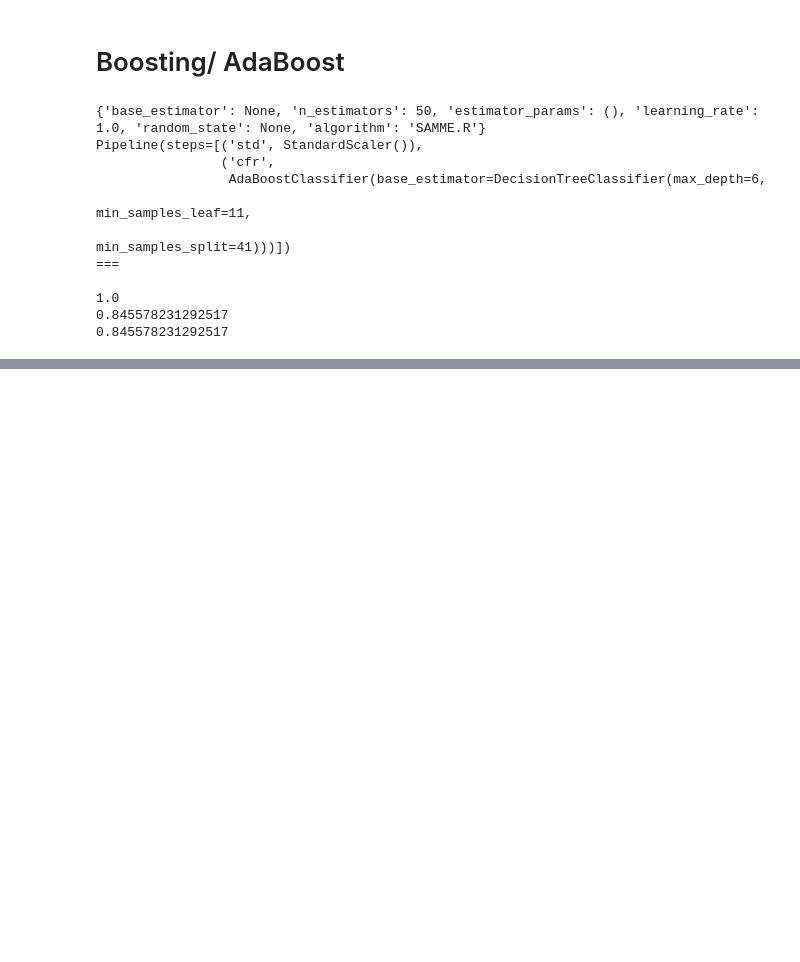
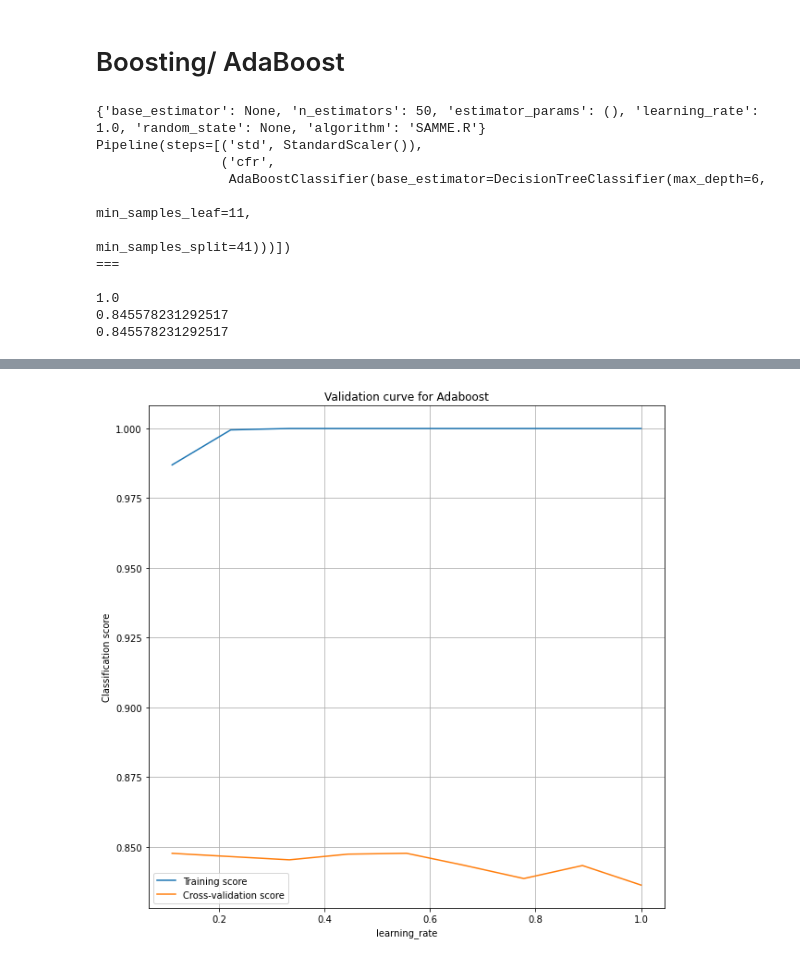
Before and after one commit to asif-rehan/CS7641-Machine-Learning, a Jupyter notebook: supervised_learning/src/Wine Quality.ipynb, the cells around one changed output, grey strips where cells are left out. Drawn from its saved outputs; the diff is of its cells as text; code cells hidden in the pictures; blank space fills up the shorter version.

Commit message:
wip: learning curve for adaboost

```diff
--- a/supervised_learning/src/Wine Quality.ipynb
+++ b/supervised_learning/src/Wine Quality.ipynb
@@ -640,14 +640,16 @@ plt.show()
 # %%
-learning_rate_range = np.linspace(0, 1, 10)
+learning_rate_range = np.linspace(0, 1, 20)
 train_scores, test_scores = validation_curve(pipe, X_train, y_train,
                                     param_name="cfr__learning_rate", param_range=learning_rate_range, cv=5, n_jobs=-1)
 
 plt.figure()
 plt.plot(learning_rate_range, np.mean(train_scores, axis=1), label='Training score')
 plt.plot(learning_rate_range, np.mean(test_scores, axis=1), label='Cross-validation score')
 plt.title('Validation curve for Adaboost')
 plt.xlabel('learning_rate')
 plt.ylabel("Classification score")
 plt.legend(loc="best")
 plt.grid()
 plt.show()
+# %% [output]
+[figure, added]
```
Also changed, not shown: parts of 3 cells of this notebook.
